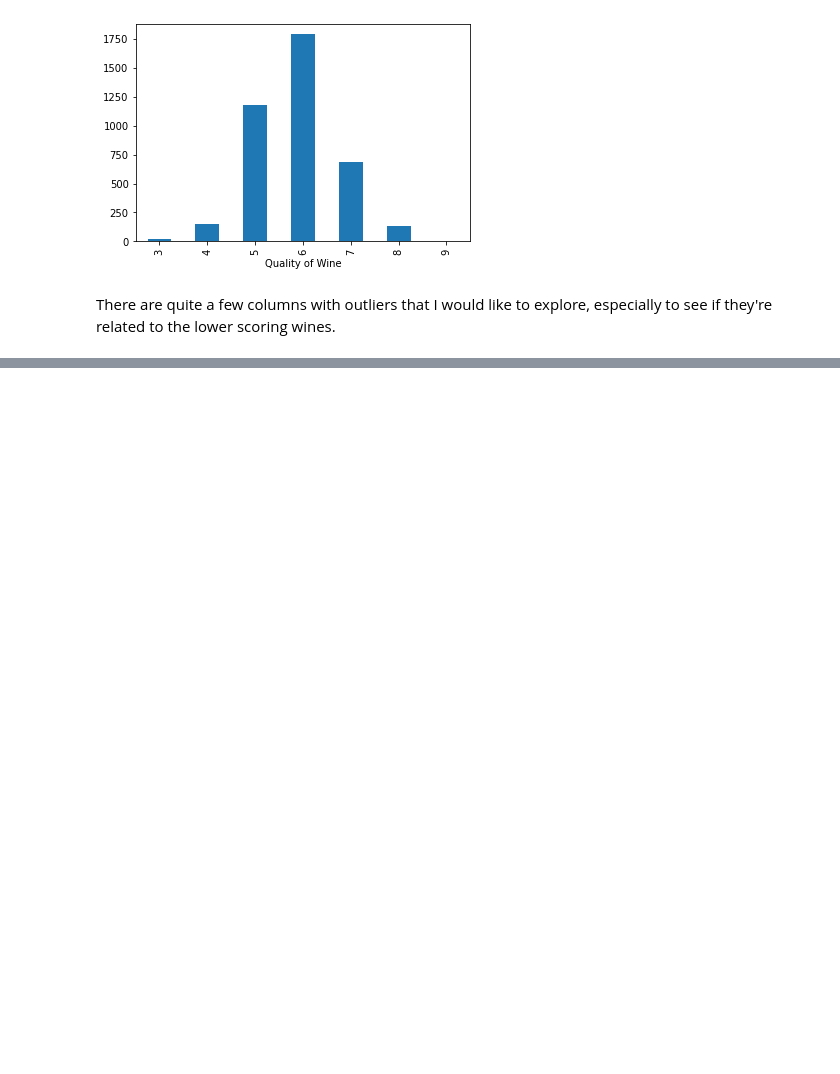
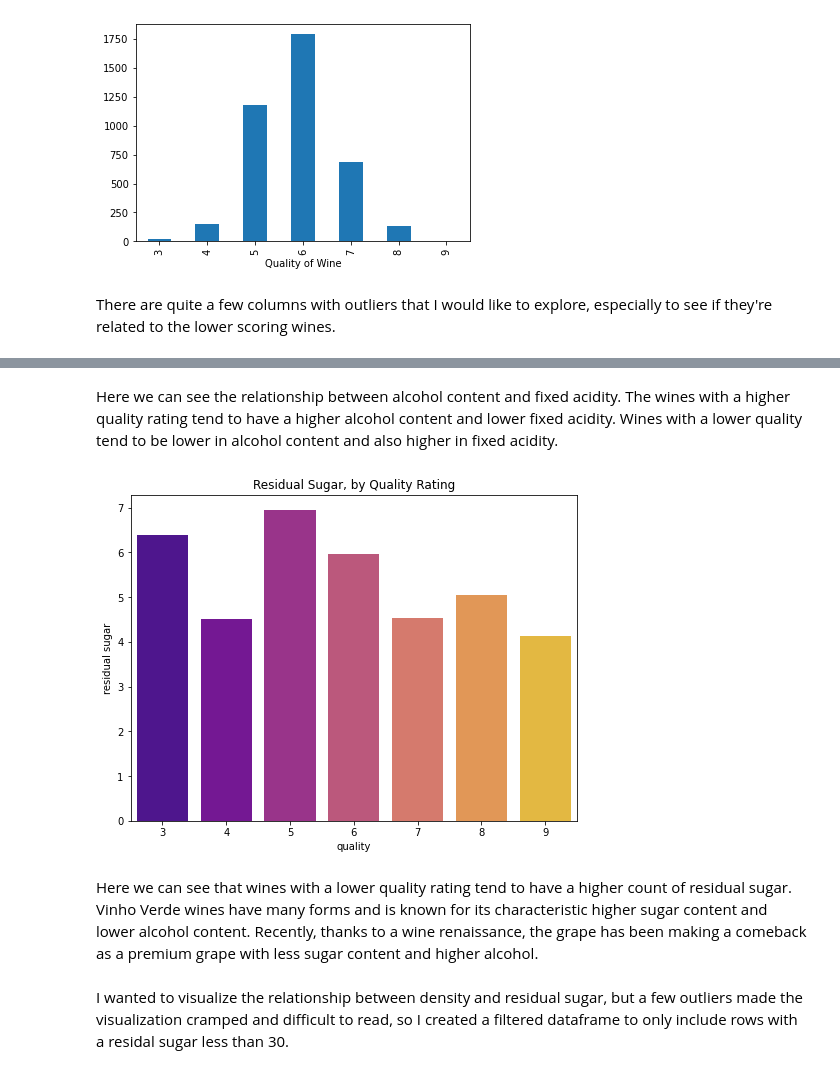
Before and after one commit to LauraDimaria/Project_2, a Jupyter notebook: White_Wine_Quality.ipynb, the cells around one changed output, grey strips where cells are left out. Drawn from its saved outputs; the diff is of its cells as text; code cells hidden in the pictures; blank space fills up the shorter version.

```diff
--- a/White_Wine_Quality.ipynb
+++ b/White_Wine_Quality.ipynb
@@ -166,0 +186,12 @@ There are quite a few columns with outliers that I would like to explore, especi
+# %% [markdown]
+Here we can see the relationship between alcohol content and fixed acidity. The wines with a higher quality rating tend to have a higher alcohol content and lower fixed acidity. Wines with a lower quality tend to be lower in alcohol content and also higher in fixed acidity.
+# %%
+plt.figure(figsize=(8, 6))
+plt.title('Residual Sugar, by Quality Rating')
+sns.barplot(x='quality', y='residual sugar', data=df, ci=None, palette='plasma');
+# %% [output]
+[figure, added]
+# %% [markdown]
+Here we can see that wines with a lower quality rating tend to have a higher count of residual sugar. Vinho Verde wines have many forms and is known for its characteristic higher sugar content and lower alcohol content. Recently, thanks to a wine renaissance, the grape has been making a comeback as a premium grape with less sugar content and higher alcohol.
+# %% [markdown]
+I wanted to visualize the relationship between density and residual sugar, but a few outliers made the visualization cramped and difficult to read, so I created a filtered dataframe to only include rows with a residal sugar less than 30.
```
Also changed, not shown: parts of 9 cells of this notebook.
